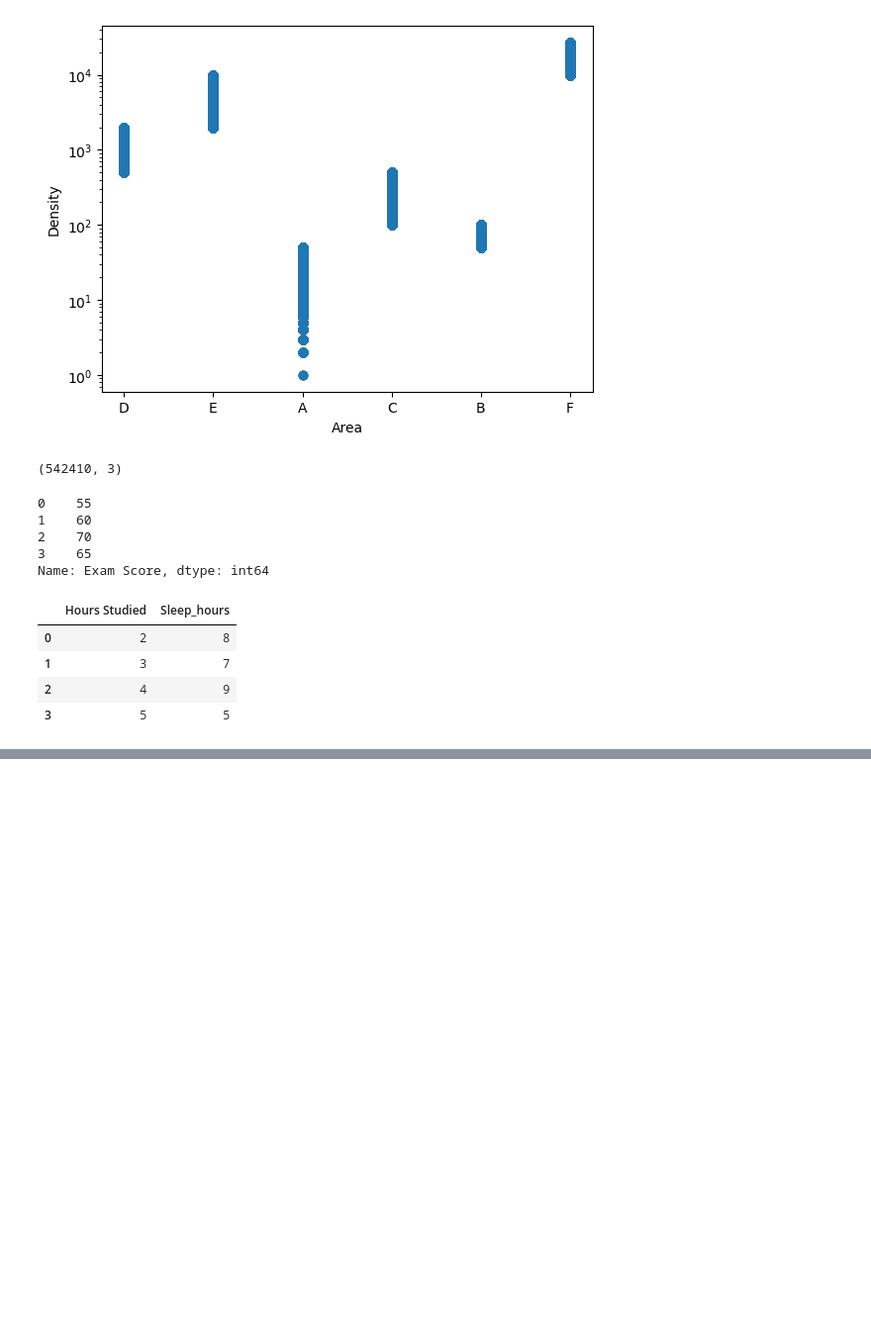
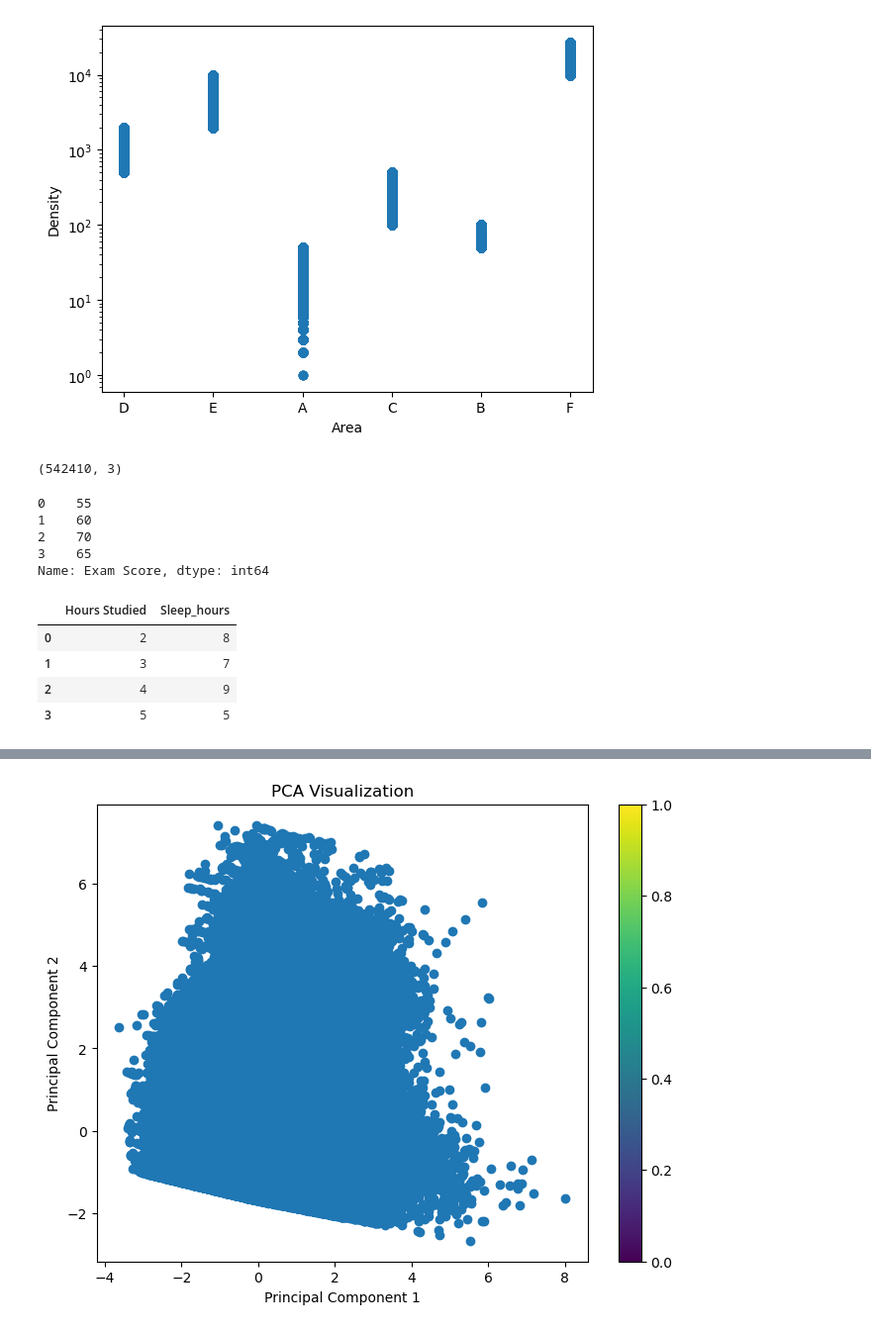
Before and after one commit to BossThePro/MLProject-Group-SR, a Jupyter notebook: test.ipynb, the cells around one changed output, grey strips where cells are left out. Shown: that part at 99% size. Drawn from its saved outputs; the diff is of its cells as text; code cells hidden in the pictures; blank space fills up the shorter version.

```diff
--- a/test.ipynb
+++ b/test.ipynb
@@ -391,0 +335,23 @@ np.float64(55.0)
+# %%
+#First Attempt at PCA :(
+from sklearn.decomposition import PCA
+from sklearn.preprocessing import StandardScaler
+import matplotlib.pyplot as plt
+
+target = df_reduced["ClaimNb"]
+data = df_reduced.drop("ClaimNb",axis=1)
+
+scaled_data = StandardScaler().fit_transform(data)
+
+pca = PCA(n_components=2)
+X_pca = pca.fit_transform(scaled_data)
+
+plt.figure(figsize=(8, 6))
+scatter = plt.scatter(X_pca[:, 0], X_pca[:, 1], cmap='viridis')
+plt.xlabel('Principal Component 1')
+plt.ylabel('Principal Component 2')
+plt.title('PCA Visualization')
+plt.colorbar(scatter)
+plt.show()
+# %% [output]
+[figure, added]
```
Also changed, not shown: parts of 15 cells of this notebook, 2 other files.
